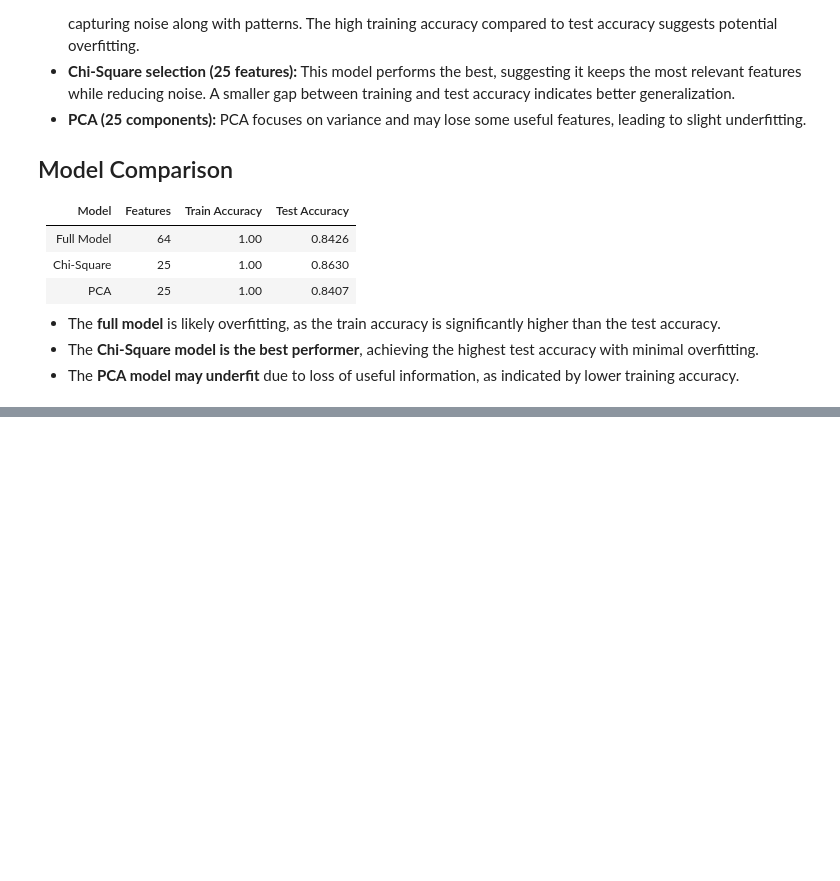
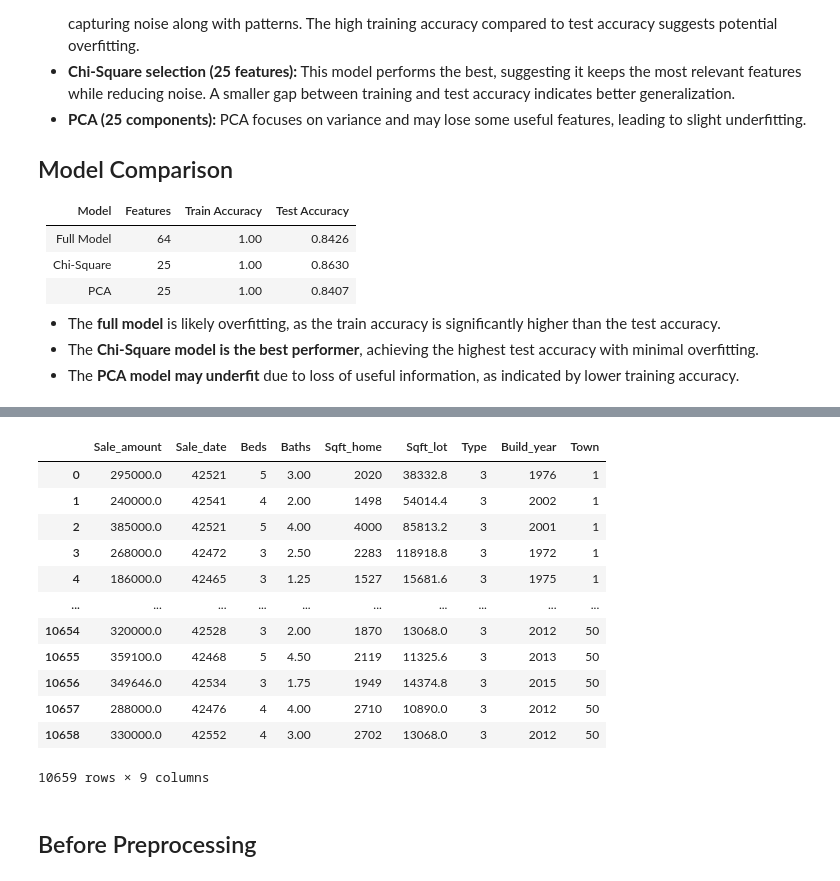
Before and after one commit to andy277/assignment_6_ai, a Jupyter notebook: lab6.ipynb, the cells around one changed output, grey strips where cells are left out. Drawn from its saved outputs; the diff is of its cells as text; code cells hidden in the pictures; blank space fills up the shorter version.

```diff
--- a/lab6.ipynb
+++ b/lab6.ipynb
@@ -94,0 +114,20 @@ PCA reduced feature model accuracy - Train: 1.0000, Test: 0.8407
+# %%
+# Dropping unused columns
+df = houses.drop(columns = ["Unnamed: 0", "Record", "University", "Type2"])
+df
+# %% [output]
+|  | Sale_amount | Sale_date | Beds | Baths | Sqft_home | Sqft_lot | Type | Build_year | Town |
+| 0 | 295000.0 | 42521 | 5 | 3.00 | 2020 | 38332.8 | 3 | 1976 | 1 |
+| 1 | 240000.0 | 42541 | 4 | 2.00 | 1498 | 54014.4 | 3 | 2002 | 1 |
+| 2 | 385000.0 | 42521 | 5 | 4.00 | 4000 | 85813.2 | 3 | 2001 | 1 |
+| 3 | 268000.0 | 42472 | 3 | 2.50 | 2283 | 118918.8 | 3 | 1972 | 1 |
+| 4 | 186000.0 | 42465 | 3 | 1.25 | 1527 | 15681.6 | 3 | 1975 | 1 |
+| ... | ... | ... | ... | ... | ... | ... | ... | ... | ... |
+| 10654 | 320000.0 | 42528 | 3 | 2.00 | 1870 | 13068.0 | 3 | 2012 | 50 |
+| 10655 | 359100.0 | 42468 | 5 | 4.50 | 2119 | 11325.6 | 3 | 2013 | 50 |
+| 10656 | 349646.0 | 42534 | 3 | 1.75 | 1949 | 14374.8 | 3 | 2015 | 50 |
+| 10657 | 288000.0 | 42476 | 4 | 4.00 | 2710 | 10890.0 | 3 | 2012 | 50 |
+| 10658 | 330000.0 | 42552 | 4 | 3.00 | 2702 | 13068.0 | 3 | 2012 | 50 |
+10659 rows × 9 columns
+# %% [markdown]
+## Before Preprocessing
```
Also changed, not shown: parts of 35 cells of this notebook.
